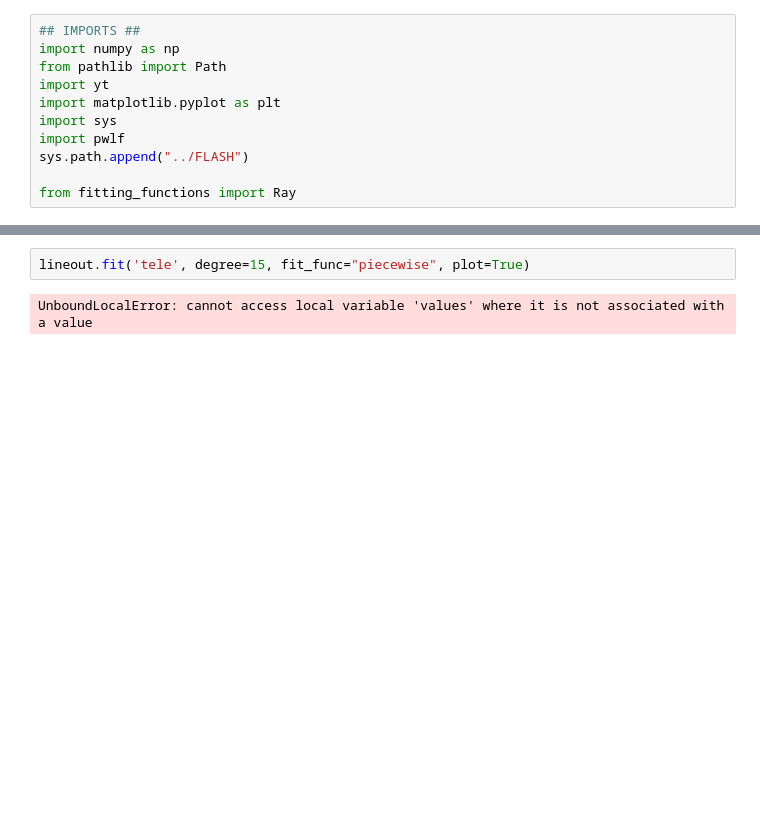
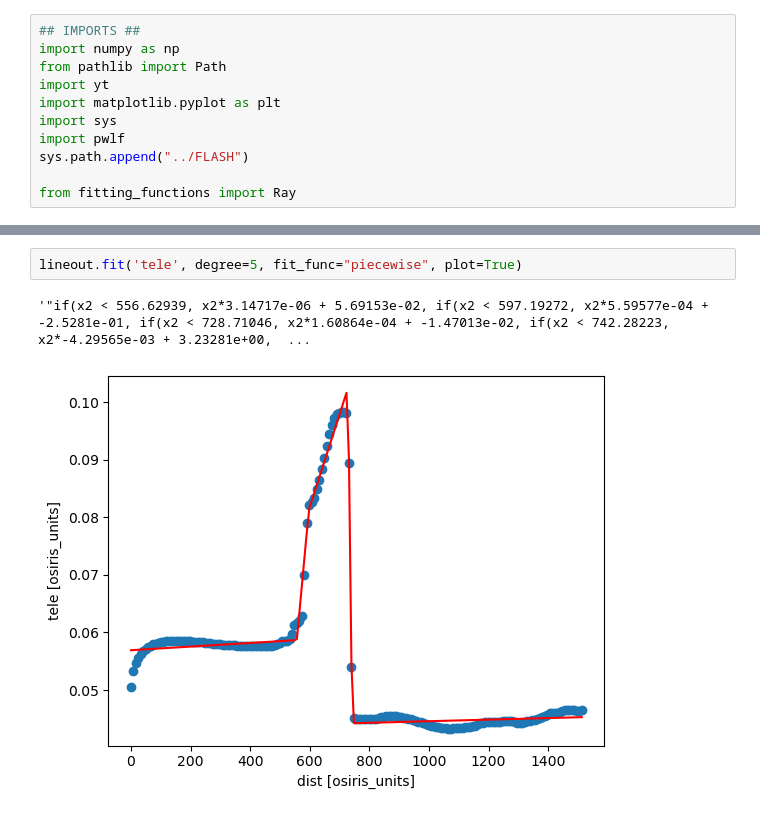
Before and after one commit to Schaeffer-Lab/MagShockZ, a Jupyter notebook: FLASH_OSIRIS_interface/simplified_magshockz.ipynb, the cells around one changed output, grey strips where cells are left out. Saved outputs shown, nothing was run; the diff lists cells and outputs as text; blank space fills up the shorter version.

```diff
--- a/FLASH_OSIRIS_interface/simplified_magshockz.ipynb
+++ b/FLASH_OSIRIS_interface/simplified_magshockz.ipynb
@@ -57,4 +62,5 @@ lineout.fit('v_ey', degree=15, fit_func="piecewise", plot=True)
 # %%
-lineout.fit('tele', degree=15, fit_func="piecewise", plot=True)
+lineout.fit('tele', degree=5, fit_func="piecewise", plot=True)
 # %% [output]
-UnboundLocalError: cannot access local variable 'values' where it is not associated with a value
+'"if(x2 < 556.62939, x2*3.14717e-06 + 5.69153e-02, if(x2 < 597.19272, x2*5.59577e-04 + -2.5281e-01, if(x2 < 728.71046, x2*1.60864e-04 + -1.47013e-02, if(x2 < 742.28223, x2*-4.29565e-03 + 3.23281e+00,  ...
+[figure, added]
```
Also changed, not shown: parts of 8 cells of this notebook, 2 other files.
